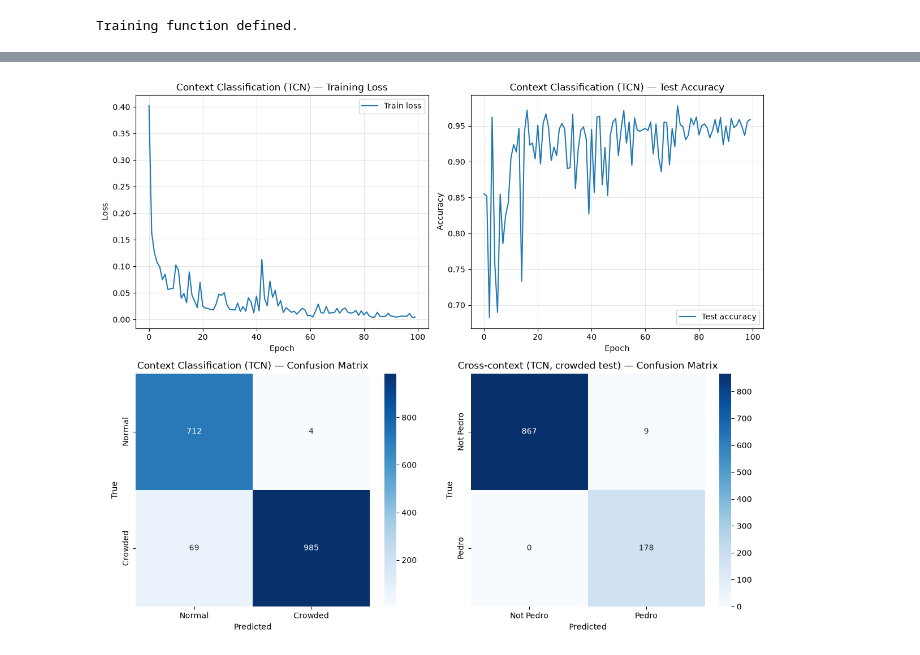
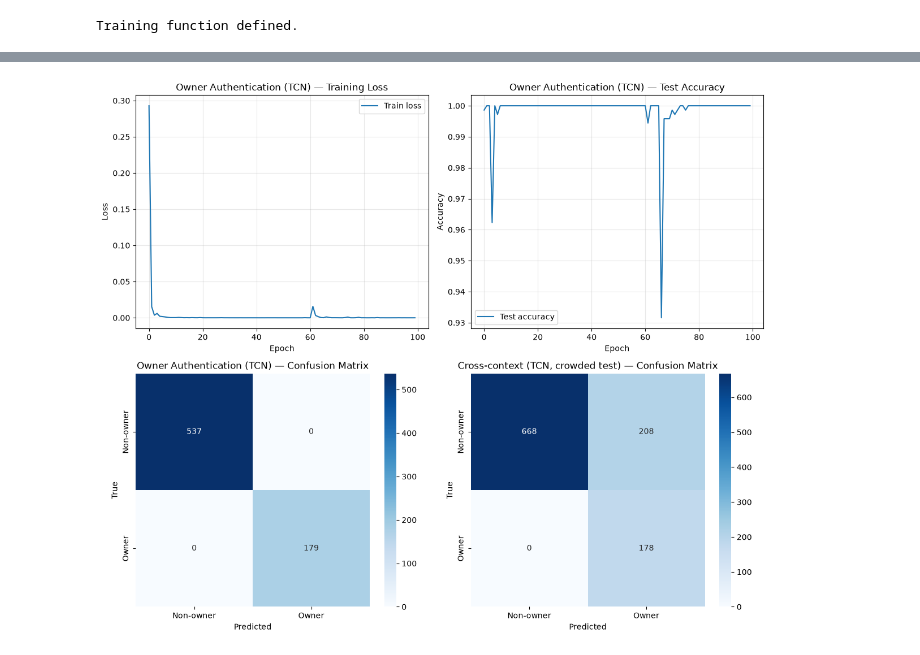
Before and after one commit to Pedro105/ML4QS, a Jupyter notebook: Experiment/05_deeplearning.ipynb, the cells around one changed output, grey strips where cells are left out. Drawn from its saved outputs; the diff is of its cells as text; code cells hidden in the pictures.

```diff
--- a/Experiment/05_deeplearning.ipynb
+++ b/Experiment/05_deeplearning.ipynb
@@ -240,17 +239,15 @@ Baseline (SVM): acc=0.943, F1=0.940
 # %%
-print('\n=== Training Task 2: Cross-context Robustness (owner auth) ===')
-print('Training on normal walking, testing on normal + crowded\n')
+print('\n=== Training Task 2: Cross-context Robustness ===')
+print('Same model from Task 1 (trained on normal), tested on crowded without retraining\n')
 
-pred_tr_cc, pred_te_cc_normal, probs_te_cc_normal, hist_cc, model_cc = train_model(
-    X_train_cc, y_train_cc, X_test_cc_normal, y_test_cc_normal, epochs=100, batch_size=32
-)
+pred_te_crowded, probs_te_crowded = predict_with_model(model_auth, X_test_crowded)
 
-pred_te_cc_crowded, probs_te_cc_crowded = predict_with_model(model_cc, X_test_cc_crowded)
+metrics_normal = metrics_auth
+metrics_crowded = evaluate_binary(y_test_crowded, pred_te_crowded, probs_te_crowded)
 
-metrics_cc_normal = evaluate_binary(y_test_cc_normal, pred_te_cc_normal, probs_te_cc_normal)
-metrics_cc_crowded = evaluate_binary(y_test_cc_crowded, pred_te_cc_crowded, probs_te_cc_crowded)
-
-print(f"\nNormal test:  Acc={metrics_cc_normal['accuracy']:.4f}, F1={metrics_cc_normal['f1']:.4f}")
-print(f"Crowded test: Acc={metrics_cc_crowded['accuracy']:.4f}, F1={metrics_cc_crowded['f1']:.4f}")
-print(f"Baseline (RF): normal=1.000/1.000, crowded=0.898/0.651")
+print(f"Normal test:  Acc={metrics_normal['accuracy']:.4f}, F1={metrics_normal['f1']:.4f}, "
+      f"Prec={metrics_normal['precision']:.4f}, Rec={metrics_normal['recall']:.4f}")
+print(f"Crowded test: Acc={metrics_crowded['accuracy']:.4f}, F1={metrics_crowded['f1']:.4f}, "
+      f"Prec={metrics_crowded['precision']:.4f}, Rec={metrics_crowded['recall']:.4f}")
+print(f"\nBaseline (RF): normal=1.000/1.000, crowded=0.898/0.651")
 # %% [output]
@@ -305,39 +299,39 @@ Cross-context (crowded test)        TCN              0.991  0.975
 # %%
 fig, axes = plt.subplots(2, 2, figsize=(12, 10))
 
-axes[0, 0].plot(hist_ctx['train_loss'], label='Train loss')
+axes[0, 0].plot(hist_auth['train_loss'], label='Train loss')
 axes[0, 0].set_xlabel('Epoch')
 axes[0, 0].set_ylabel('Loss')
-axes[0, 0].set_title('Context Classification (TCN) — Training Loss')
+axes[0, 0].set_title('Owner Authentication (TCN) — Training Loss')
 axes[0, 0].legend()
 axes[0, 0].grid(True, alpha=0.3)
 
-axes[0, 1].plot(hist_ctx['test_acc'], label='Test accuracy')
+axes[0, 1].plot(hist_auth['test_acc'], label='Test accuracy')
 axes[0, 1].set_xlabel('Epoch')
 axes[0, 1].set_ylabel('Accuracy')
-axes[0, 1].set_title('Context Classification (TCN) — Test Accuracy')
+axes[0, 1].set_title('Owner Authentication (TCN) — Test Accuracy')
 axes[0, 1].legend()
 axes[0, 1].grid(True, alpha=0.3)
 
-cm_ctx = confusion_matrix(y_test_ctx, pred_te_ctx)
-sns.heatmap(cm_ctx, annot=True, fmt='d', ax=axes[1, 0], cmap='Blues',
-            xticklabels=['Normal', 'Crowded'], yticklabels=['Normal', 'Crowded'])
-axes[1, 0].set_title('Context Classification (TCN) — Confusion Matrix')
+cm_auth = confusion_matrix(y_test_auth, pred_te_auth)
+sns.heatmap(cm_auth, annot=True, fmt='d', ax=axes[1, 0], cmap='Blues',
+            xticklabels=['Non-owner', 'Owner'], yticklabels=['Non-owner', 'Owner'])
+axes[1, 0].set_title('Owner Authentication (TCN) — Confusion Matrix')
 axes[1, 0].set_ylabel('True')
 axes[1, 0].set_xlabel('Predicted')
 
-cm_cc = confusion_matrix(y_test_cc_crowded, pred_te_cc_crowded)
-sns.heatmap(cm_cc, annot=True, fmt='d', ax=axes[1, 1], cmap='Blues',
-            xticklabels=['Not Pedro', 'Pedro'], yticklabels=['Not Pedro', 'Pedro'])
+cm_crowded = confusion_matrix(y_test_crowded, pred_te_crowded)
+sns.heatmap(cm_crowded, annot=True, fmt='d', ax=axes[1, 1], cmap='Blues',
+            xticklabels=['Non-owner', 'Owner'], yticklabels=['Non-owner', 'Owner'])
 axes[1, 1].set_title('Cross-context (TCN, crowded test) — Confusion Matrix')
 axes[1, 1].set_ylabel('True')
 axes[1, 1].set_xlabel('Predicted')
 
 fig.tight_layout()
 fig.savefig(FIG / 'fig15_tcn_results.png', dpi=150)
 plt.show()
 # %% [output]
-[figure, old version]
+[figure, new version]
 # %%
 fig, axes = plt.subplots(1, 2, figsize=(12, 5))
 
```
Also changed, not shown: parts of 12 cells of this notebook.
